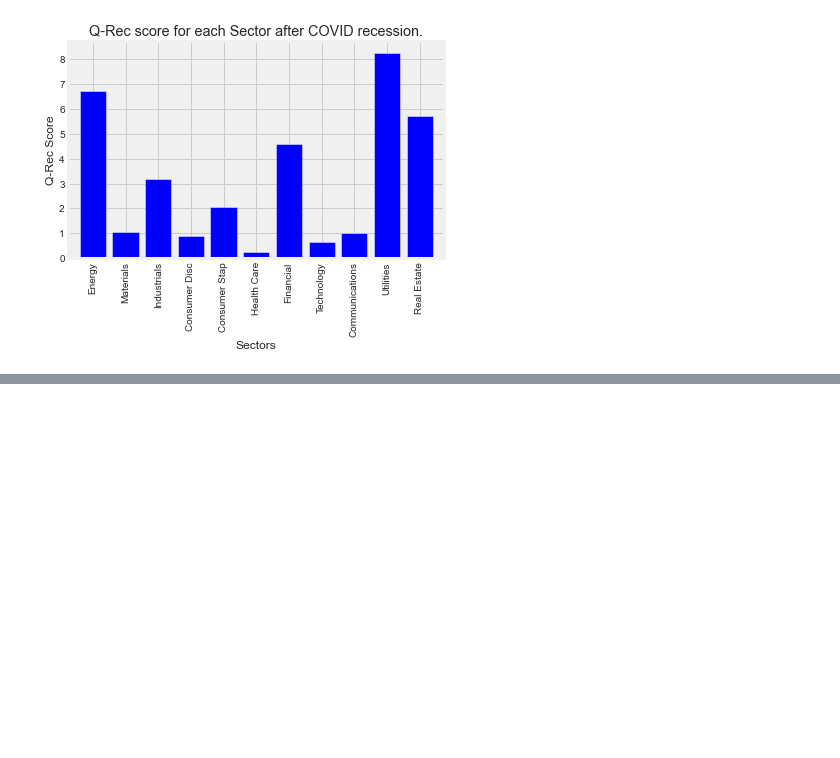
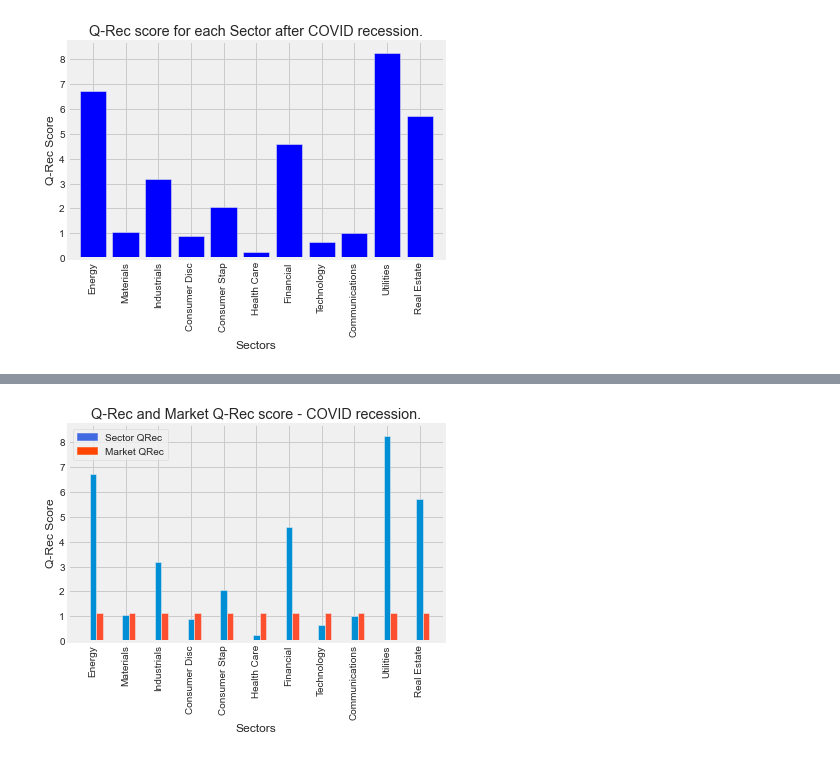
Before and after one commit to MAICATRAN/Group_Project1, a Jupyter notebook: Chris_Branch/Chris_Branch.ipynb, the cells around one changed output, grey strips where cells are left out. Drawn from its saved outputs; the diff is of its cells as text; code cells hidden in the pictures; blank space fills up the shorter version.

Commit message:
COVID complete with Graphs.

```diff
--- a/Chris_Branch/Chris_Branch.ipynb
+++ b/Chris_Branch/Chris_Branch.ipynb
@@ -473,0 +416,4 @@ dtype: object
+# %%
+Market_Price_Eve = Market_Cleaned_df["Market Close"][0]
+Market_eve_date=Market_Cleaned_df["Date"][0]
+Market_Price_Eve
@@ -473,0 +436,12 @@ dtype: object
+# %%
+# Establish an empty list to house the market's recovery date.
+
+market_recovery_date=[]
+
+
+# Analyse the market's recovery.
+
+Market_Higher_Than_Eve_df=Market2_Cleaned_df.loc[Market2_Cleaned_df["Market Close"]>= Market_Price_Eve, :]
+Market_Recovery_First_Row=Market_Higher_Than_Eve_df.iloc[0,:].tolist()
+Market_Recovery_Date=Market_Recovery_First_Row[0]
+Market_Recovery_Date
@@ -473,0 +497,32 @@ dtype: object
+# %%
+# Create bar chart for Sector QRec and Market QRec.
+
+w=0.2
+x=Eve_to_Recovery_MARKET_df["Sector"].tolist()
+
+QRec = Eve_to_Recovery_MARKET_df["QRec"].tolist()
+Market_QRec = Eve_to_Recovery_MARKET_df["Market QRec"].tolist()
+
+bar1=np.arange(len(x))
+bar2=[i+w for i in bar1]
+
+plt.bar(bar1, QRec, w, label="sector")
+plt.bar(bar2, Market_QRec, w, label="market")
+
+plt.xticks(bar1, x, rotation='vertical')
+
+plt.xlim(-0.75, len(x)-0.25)
+plt.ylim(0, max(QRec)+0.5)
+
+plt.title("Q-Rec and Market Q-Rec score - COVID recession.")
+plt.xlabel("Sectors")
+plt.ylabel("Q-Rec Score")
+
+colors = {'Sector QRec':'royalblue', 'Market QRec':'orangered'}
+labels = list(colors.keys())
+handles = [plt.Rectangle((0,0),1,1, color=colors[label]) for label in labels]
+plt.legend(handles, labels)
+
+plt.savefig(f"QRec and Market QRec by Sector ({COVID_start.year}).png")
+# %% [output]
+[figure, added]
```
Also changed, not shown: parts of 24 cells of this notebook, 1 other file.
